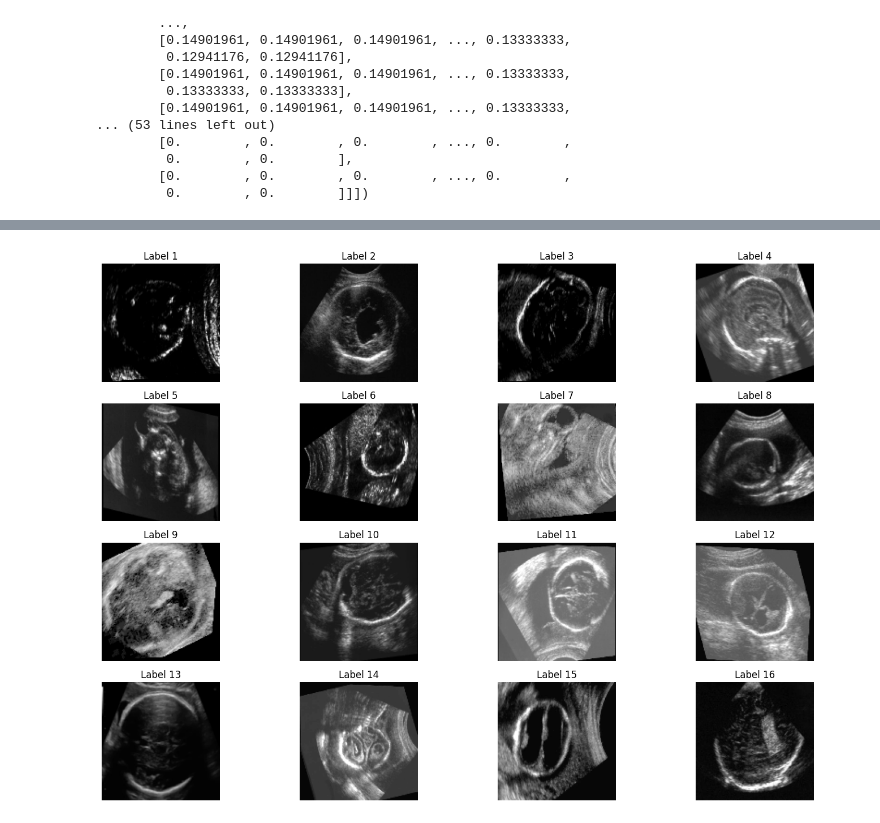
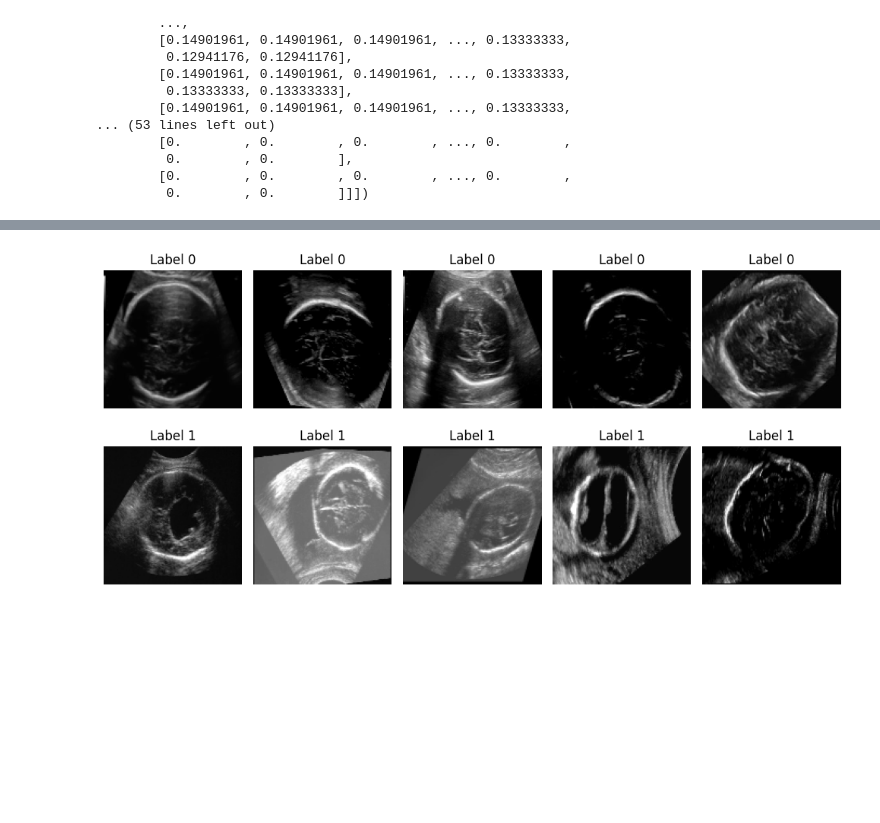
Before and after one commit to pranav9989/Fetus-Abnormility-detection-, a Jupyter notebook: Fetus Abnormility.ipynb, the cells around one changed output, grey strips where cells are left out. Saved outputs shown, nothing was run; the diff lists cells and outputs as text; code cells hidden in the pictures; blank space fills up the shorter version.

```diff
--- a/Fetus Abnormility.ipynb
+++ b/Fetus Abnormility.ipynb
@@ -56,3 +56,12 @@ Index([' anold-chiari-malformation', ' arachnoid-cyst',
        ' moderate-ventriculomegaly', ' normal', ' polencephaly',
        ' severe-ventriculomegaly', ' vein-of-galen'],
       dtype='object')
+# %%
+if ' normal' in data.columns:
+    data['label'] = (data[' normal'] != 1).astype(int)
+else:
+    raise KeyError("The column 'normal' was not found in the CSV file. Please check the file.")
+
+# Verify the label distribution
+print("Label distribution before loading images:")
+print(data['label'].value_counts())
@@ -59,16 +74,17 @@ Index([' anold-chiari-malformation', ' arachnoid-cyst',
 # %%
+image_dir = 'C:/Users/sumit/OneDrive/Desktop/New folder/dfs/train'
+
+# Prepare images and labels
 images = []
 labels = []
 
-image_dir = 'C:/Users/sumit/OneDrive/Desktop/New folder/dfs/train'
-
-for index, row in df.iterrows():
+for index, row in data.iterrows():
     image_path = os.path.join(image_dir, row[filename_col].strip())
-    label_index = row[label_cols].values.argmax() + 1  # Identify the label index (1 to 16)
+    label = row['label']  # 0 for normal, 1 for abnormal
     image = load_and_preprocess_image(image_path)
     if image is not None:
         images.append(image)
-        labels.append(label_index)
+        labels.append(label)
 
 # Convert lists to numpy arrays
 images = np.array(images)
@@ -108,28 +139,21 @@ array([ 2, 13, 11, 11, 13], dtype=int64)
 # %%
-label_images = {}
+# Plot a few images for each class
+label_images = {0: [], 1: []}
+for image, label in zip(images, labels):
+    if len(label_images[label]) < 5:
+        label_images[label].append(image)
 
-# Load images and labels based on CSV mapping
-for index, row in df.iterrows():
-    image_path = os.path.join(image_dir, row[filename_col].strip())
-    label_index = row[label_cols].values.argmax() + 1  # Identify the label index (1 to 16)
-    image = load_and_preprocess_image(image_path)
-    if image is not None and label_index not in label_images:
-        label_images[label_index] = image
-
-# Plot one image for each label
-num_labels = len(label_images)
-plt.figure(figsize=(15, 10))
-
-for label, image in label_images.items():
-    plt.subplot(4, 4, label)  # Create a subplot for each image (assuming 16 labels, 4x4 grid)
-    plt.imshow(image, cmap='gray')
-    plt.title(f'Label {label}')
-    plt.axis('off')
-
+plt.figure(figsize=(10, 5))
+for i, (label, imgs) in enumerate(label_images.items()):
+    for j, img in enumerate(imgs):
+        plt.subplot(2, 5, i * 5 + j + 1)
+        plt.imshow(img, cmap='gray')
+        plt.title(f'Label {label}')
+        plt.axis('off')
 plt.tight_layout()
 plt.show()
 # %% [output]
-[figure, old version]
+[figure, new version]
 # %%
 # Expand dimensions of images to match the input shape for the model (assuming grayscale images)
 images = np.expand_dims(images, axis=-1)
```
Also changed, not shown: parts of 9 cells of this notebook.
